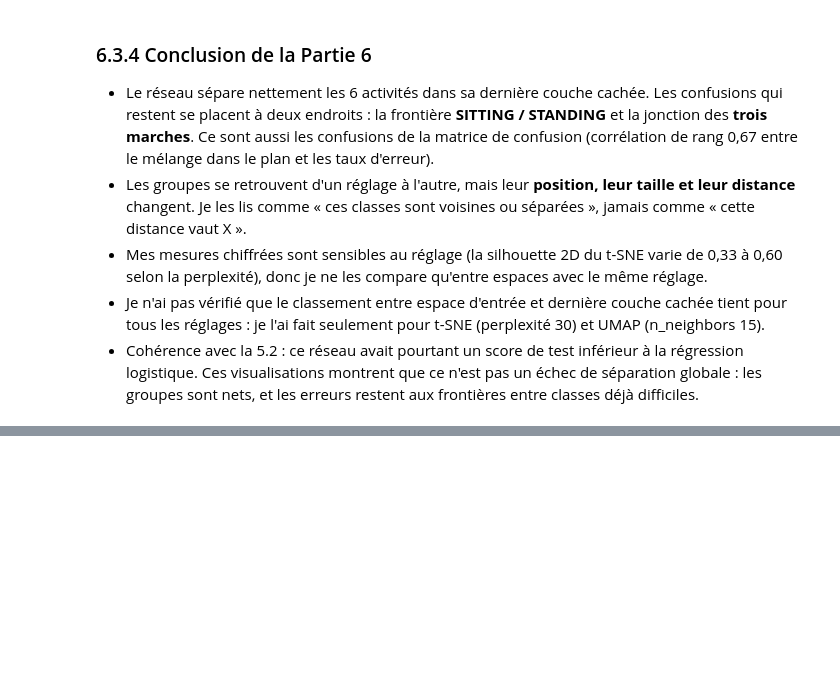
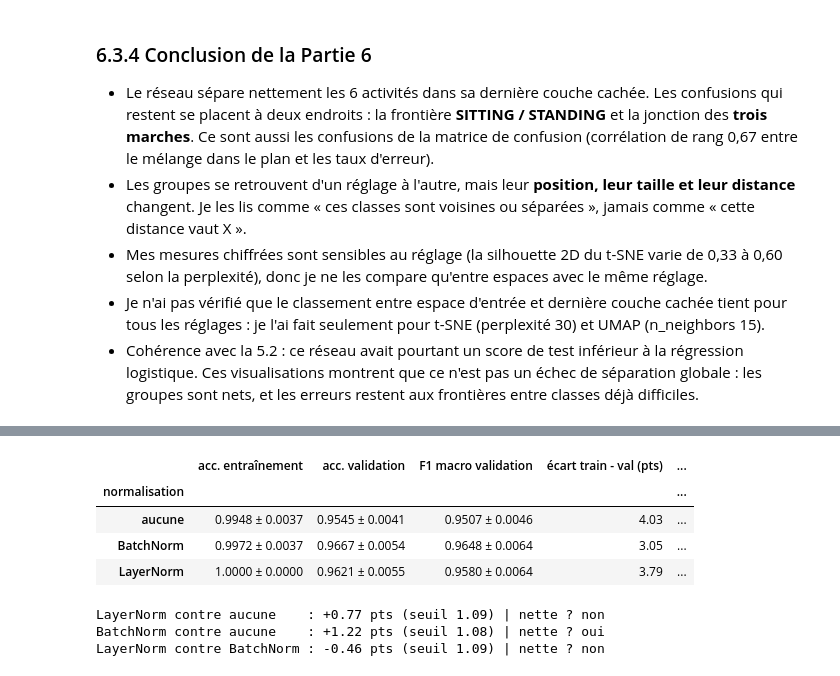
Before and after one commit to MarteOued/-tude-progressive-des-r-seaux-de-neurones-sur-le-jeu-de-donn-es-HAR, a Jupyter notebook: 2_reseau_profond.ipynb, the cells around one changed output, grey strips where cells are left out. Drawn from its saved outputs; the diff is of its cells as text; code cells hidden in the pictures; blank space fills up the shorter version.

```diff
--- a/2_reseau_profond.ipynb
+++ b/2_reseau_profond.ipynb
@@ -1085,0 +1101,70 @@ pd.DataFrame(lignes).set_index("réglage")
+# %%
+class MLPNorm(nn.Module):
+    # 3 x [Linear -> (normalisation) -> ReLU] puis Linear de sortie
+    def __init__(self, n_entrees, largeur, n_classes, norme=None, n_couches=3):
+        super().__init__()
+        couches, n_in = [], n_entrees
+        for _ in range(n_couches):
+            couches.append(nn.Linear(n_in, largeur))
+            if norme == "batch":
+                couches.append(nn.BatchNorm1d(largeur))
+            elif norme == "layer":
+                couches.append(nn.LayerNorm(largeur))
+            couches.append(nn.ReLU())
+            n_in = largeur
+        couches.append(nn.Linear(n_in, n_classes))
+        self.reseau = nn.Sequential(*couches)
+
+    def forward(self, x):
+        return self.reseau(x)
+
+
+def fit_norme(norme, seed, lr=3e-4):
+    torch.manual_seed(seed)
+    model = MLPNorm(N_ENTREES, 128, N_CLASSES, norme)
+    opt = torch.optim.Adam(model.parameters(), lr=lr)
+    loader = DataLoader(TensorDataset(X_tr_t, y_tr_t), batch_size=BATCH_SIZE, shuffle=True,
+                        generator=torch.Generator().manual_seed(seed))
+    hist = {"train_loss": [], "train_acc": [], "val_loss": [], "val_acc": [], "val_f1": []}
+    for _ in range(N_EPOCHS):
+        train_epoch(model, loader, opt, lossfn)
+        tl, ta, _ = evaluate(model, train_eval_loader, lossfn)
+        vl, va, vf = evaluate(model, val_loader, lossfn)
+        for cle, val in zip(hist, (tl, ta, vl, va, vf)):
+            hist[cle].append(val)
+    return model, hist
+
+
+NORMES = {"aucune": None, "BatchNorm": "batch", "LayerNorm": "layer"}
+lignes = []
+for nom, norme in NORMES.items():
+    for graine in SEEDS:
+        t0 = time.time()
+        _, h = fit_norme(norme, graine)
+        lignes.append({"norme": nom, "graine": graine, "acc_train": h["train_acc"][-1], "acc_val": h["val_acc"][-1],
+                       "f1_val": h["val_f1"][-1], "fluct_val": float(np.std(h["val_acc"][-10:])),
+                       "temps_s": time.time() - t0})
+norme_df = pd.DataFrame(lignes)
+
+resume = []
+for nom, d in norme_df.groupby("norme", sort=False):
+    resume.append({"normalisation": nom, "acc. entraînement": moy_std(d["acc_train"]), "acc. validation": moy_std(d["acc_val"]),
+                   "F1 macro validation": moy_std(d["f1_val"]),
+                   "écart train - val (pts)": f"{(d['acc_train'] - d['acc_val']).mean() * 100:.2f}",
+                   "fluctuation entre époques (pts)": f"{d['fluct_val'].mean() * 100:.2f}",
+                   "temps (s)": f"{d['temps_s'].mean():.1f}"})
+display(pd.DataFrame(resume).set_index("normalisation"))
+
+for a, b in [("LayerNorm", "aucune"), ("BatchNorm", "aucune"), ("LayerNorm", "BatchNorm")]:
+    sa, sb = [norme_df[norme_df["norme"] == n]["acc_val"] for n in (a, b)]
+    diff, seuil = sa.mean() - sb.mean(), 2 * max(sa.std(), sb.std())
+    print(f"{a:9s} contre {b:9s} : {diff * 100:+.2f} pts (seuil {seuil * 100:.2f}) | nette ? {'oui' if abs(diff) > seuil else 'non'}")
+# %% [output]
+|  | acc. entraînement | acc. validation | F1 macro validation | écart train - val (pts) | ... |
+| normalisation |  |  |  |  | ... |
+| aucune | 0.9948 ± 0.0037 | 0.9545 ± 0.0041 | 0.9507 ± 0.0046 | 4.03 | ... |
+| BatchNorm | 0.9972 ± 0.0037 | 0.9667 ± 0.0054 | 0.9648 ± 0.0064 | 3.05 | ... |
+| LayerNorm | 1.0000 ± 0.0000 | 0.9621 ± 0.0055 | 0.9580 ± 0.0064 | 3.79 | ... |
+LayerNorm contre aucune    : +0.77 pts (seuil 1.09) | nette ? non
+BatchNorm contre aucune    : +1.22 pts (seuil 1.08) | nette ? oui
+LayerNorm contre BatchNorm : -0.46 pts (seuil 1.09) | nette ? non
```
Also changed, not shown: parts of 14 cells of this notebook, 1 other file.
